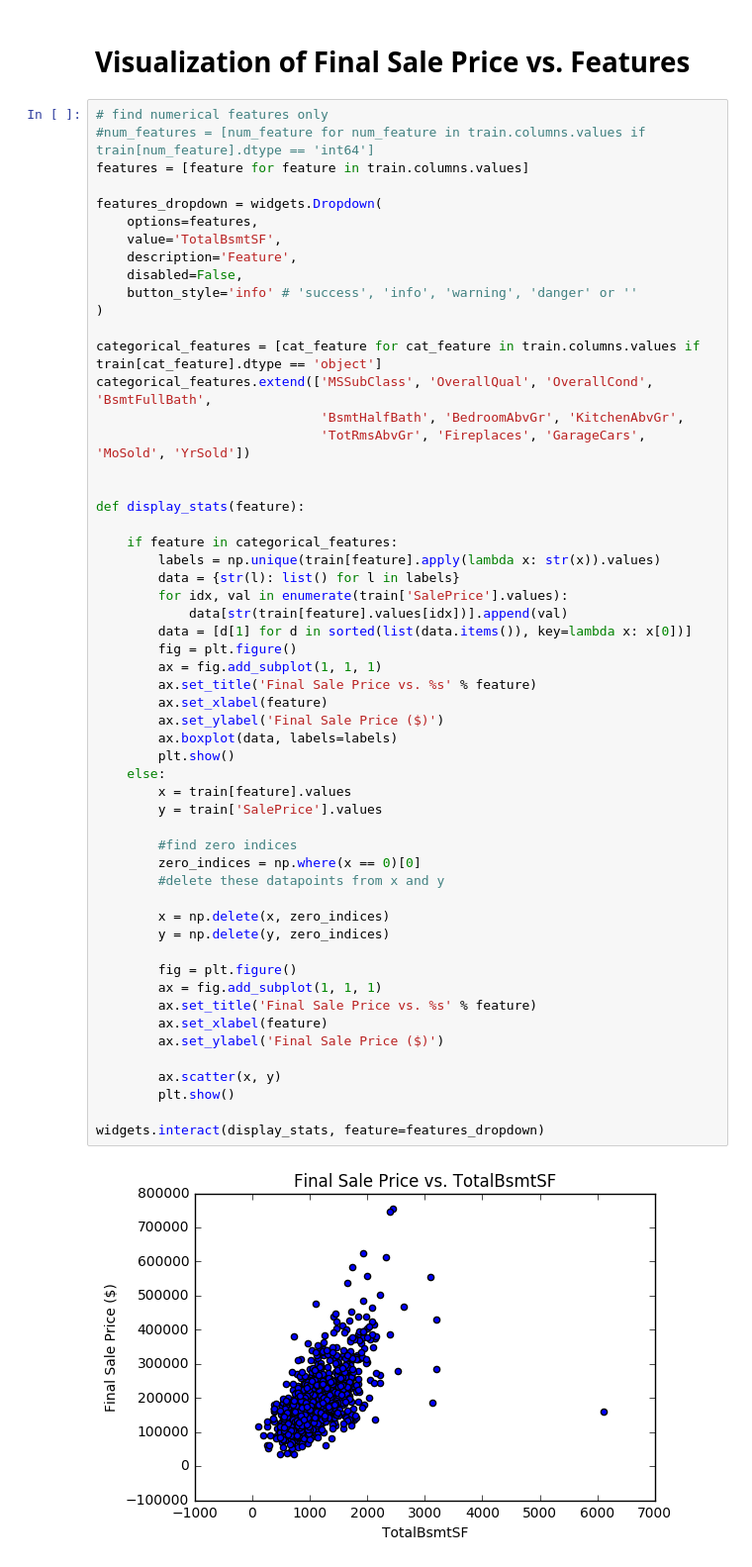
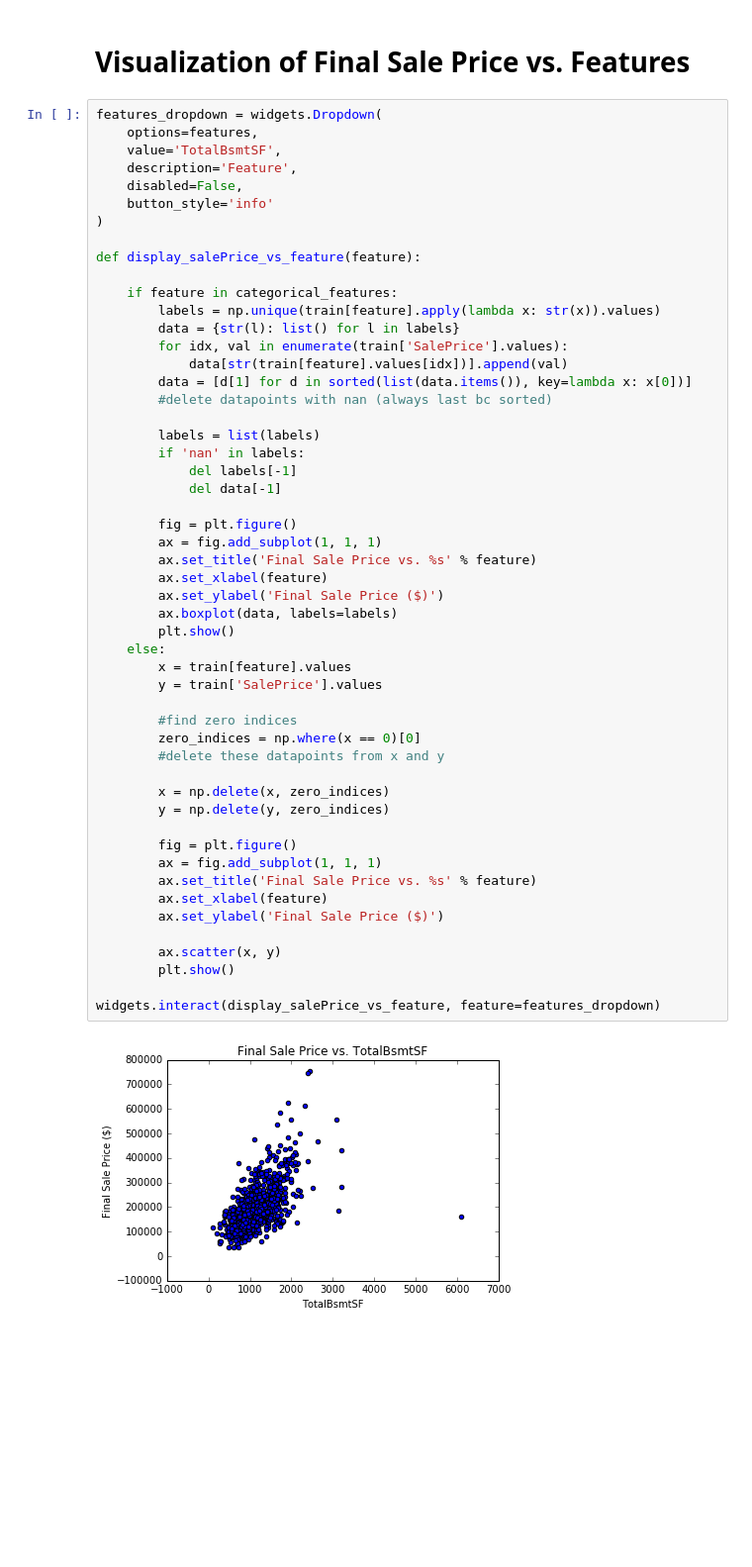
Before and after one commit to jmwaks/Real_Estate_Prices, a Jupyter notebook: Housing.ipynb, the cells around one changed output. Shown: that part at 99% size. Drawn from its saved outputs; the diff is of its cells as text; blank space fills up the shorter version.

```diff
--- a/Housing.ipynb
+++ b/Housing.ipynb
@@ -45,25 +102,15 @@ plt.show()
 # %% [markdown]
 # Visualization of Final Sale Price vs. Features
 # %%
-# find numerical features only
-#num_features = [num_feature for num_feature in train.columns.values if train[num_feature].dtype == 'int64']
-features = [feature for feature in train.columns.values]
-
 features_dropdown = widgets.Dropdown(
     options=features,
     value='TotalBsmtSF',
     description='Feature',
     disabled=False,
-    button_style='info' # 'success', 'info', 'warning', 'danger' or ''
+    button_style='info'
 )
 
-categorical_features = [cat_feature for cat_feature in train.columns.values if train[cat_feature].dtype == 'object']
-categorical_features.extend(['MSSubClass', 'OverallQual', 'OverallCond', 'BsmtFullBath',
-                             'BsmtHalfBath', 'BedroomAbvGr', 'KitchenAbvGr',
-                             'TotRmsAbvGr', 'Fireplaces', 'GarageCars', 'MoSold', 'YrSold'])
-
-
-def display_stats(feature):
+def display_salePrice_vs_feature(feature):
 
     if feature in categorical_features:
         labels = np.unique(train[feature].apply(lambda x: str(x)).values)
@@ -71,33 +118,40 @@ def display_stats(feature):
         for idx, val in enumerate(train['SalePrice'].values):
             data[str(train[feature].values[idx])].append(val)
         data = [d[1] for d in sorted(list(data.items()), key=lambda x: x[0])]
+        #delete datapoints with nan (always last bc sorted)
+
+        labels = list(labels)
+        if 'nan' in labels:
+            del labels[-1]
+            del data[-1]
+
         fig = plt.figure()
         ax = fig.add_subplot(1, 1, 1)
         ax.set_title('Final Sale Price vs. %s' % feature)
         ax.set_xlabel(feature)
         ax.set_ylabel('Final Sale Price ($)')
         ax.boxplot(data, labels=labels)
         plt.show()
     else:
         x = train[feature].values
         y = train['SalePrice'].values
 
         #find zero indices
         zero_indices = np.where(x == 0)[0]
         #delete these datapoints from x and y
 
         x = np.delete(x, zero_indices)
         y = np.delete(y, zero_indices)
 
         fig = plt.figure()
         ax = fig.add_subplot(1, 1, 1)
         ax.set_title('Final Sale Price vs. %s' % feature)
         ax.set_xlabel(feature)
         ax.set_ylabel('Final Sale Price ($)')
 
         ax.scatter(x, y)
         plt.show()
 
-widgets.interact(display_stats, feature=features_dropdown)
+widgets.interact(display_salePrice_vs_feature, feature=features_dropdown)
 # %% [output]
-[figure, old version]
+[figure, new version]
```
Also changed, not shown: parts of 15 cells of this notebook.
